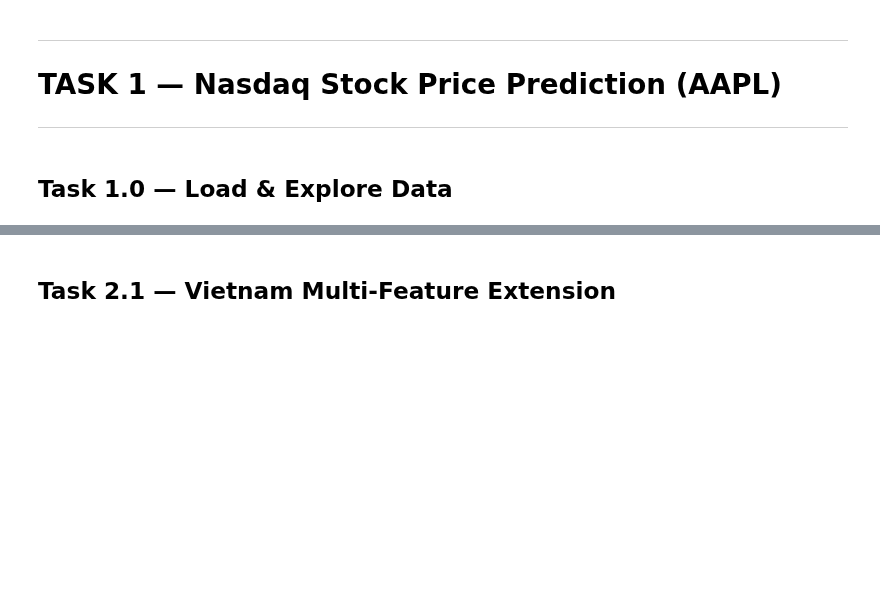
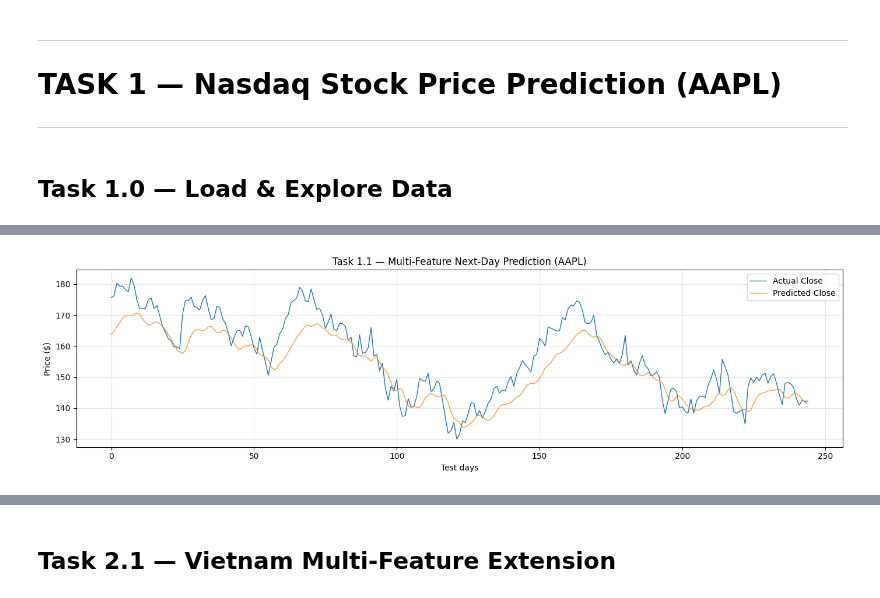
Before and after one commit to codebender04/DL4AI-230087-project, a Jupyter notebook: final_project_notebook.ipynb, the cells around one changed output, grey strips where cells are left out. Saved outputs shown, nothing was run; the diff lists cells and outputs as text; code cells hidden in the pictures; blank space fills up the shorter version.

```diff
--- a/final_project_notebook.ipynb
+++ b/final_project_notebook.ipynb
@@ -514,0 +204,17 @@ plt.tight_layout(); plt.show()
+# %%
+full_sc, close_sc, scaler_11, n_tr, n_vl, n_te = \
+    scale_split_aapl(df_aapl, FEATURES_AAPL)
+
+X_all, y_all = build_windows(full_sc, close_sc,
+                              WINDOW_SIZE, forecast_offset=1, k_days=1)
+
+X_tr, y_tr, X_vl, y_vl, X_te, y_te = chrono_split(X_all, y_all)
+print(f'Train {X_tr.shape[0]} | Val {X_vl.shape[0]} | Test {X_te.shape[0]}')
+
+model_11 = build_model(WINDOW_SIZE, N_FEAT_AAPL, n_outputs=1)
+history_11 = model_11.fit(
+    X_tr, y_tr,
+    validation_data=(X_vl, y_vl),
+    epochs=100, batch_size=16,
+    callbacks=CALLBACKS, verbose=1
+)
@@ -514,0 +239,15 @@ plt.tight_layout(); plt.show()
+# %%
+y_pred_sc = model_11.predict(X_te).ravel()
+
+y_pred_11 = inverse_close(y_pred_sc,    scaler_11, CLOSE_IDX_AAPL, N_FEAT_AAPL)
+y_true_11 = inverse_close(y_te.ravel(), scaler_11, CLOSE_IDX_AAPL, N_FEAT_AAPL)
+
+eval_metrics(y_true_11, y_pred_11, 'Task 1.1 Test')
+
+plt.figure(figsize=(14, 4))
+plt.plot(y_true_11, label='Actual Close', linewidth=1)
+plt.plot(y_pred_11, label='Predicted Close', linewidth=1, alpha=0.8)
+plt.title('Task 1.1 — Multi-Feature Next-Day Prediction (AAPL)')
+plt.xlabel('Test days'); plt.ylabel('Price ($)')
+plt.legend(); plt.grid(alpha=0.3); plt.tight_layout(); plt.show()
+# %% [output]
@@ -514,0 +256 @@ plt.tight_layout(); plt.show()
+[figure, added]
```
Also changed, not shown: parts of 107 cells of this notebook.
